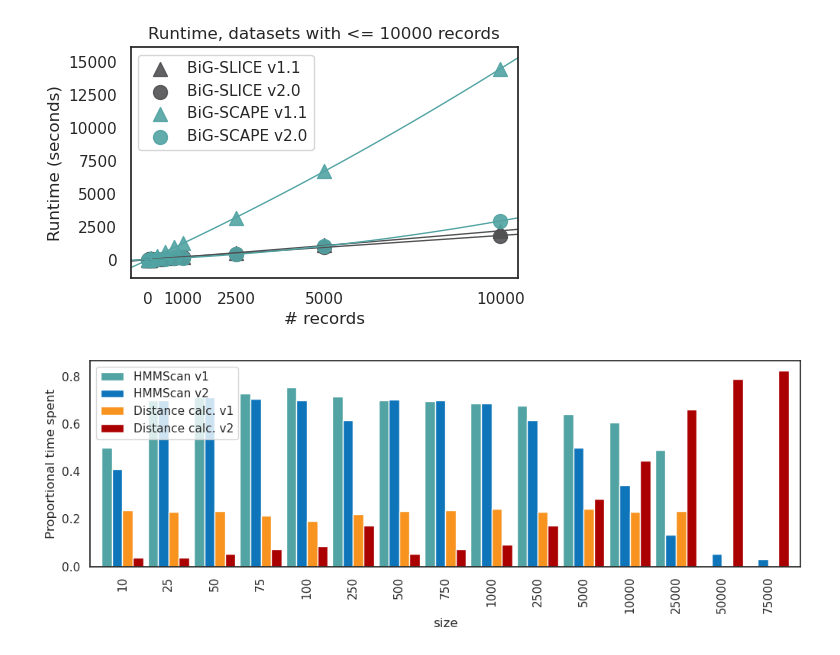
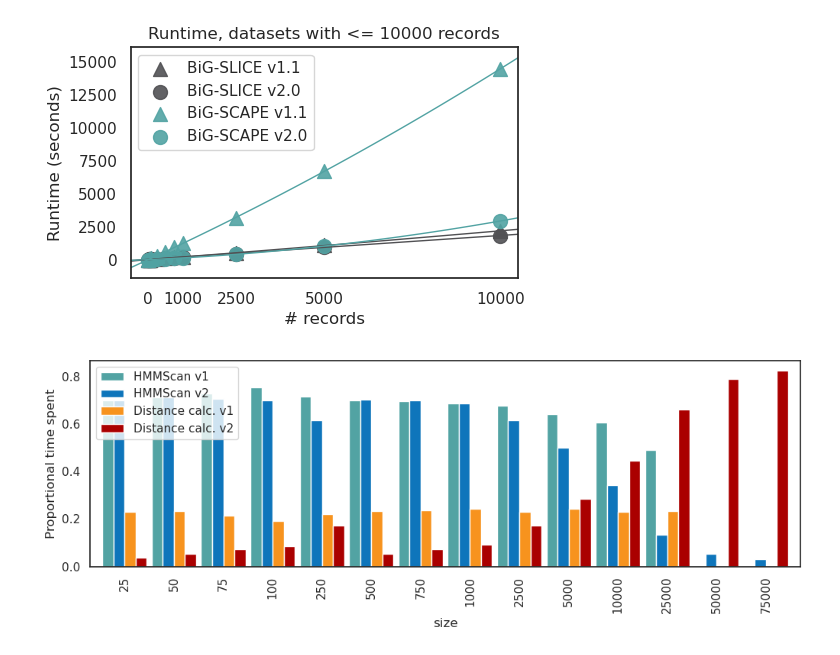
Before and after one commit to adraismawur/bigscape-v2-notebooks, a Jupyter notebook: runtimes.ipynb, the cells around one changed output. Saved outputs shown, nothing was run; the diff lists cells and outputs as text; code cells hidden in the pictures.

Commit message:
remove size=10 point in prop runtime fig

```diff
--- a/runtimes.ipynb
+++ b/runtimes.ipynb
@@ -339,24 +339,29 @@ fig.savefig("Figure_3_a_records_vs_runtime_subplot.svg", pad_inches=0.5, bbox_in
 # %%
 
 fig, ax = plt.subplots(1, 1, figsize=(12, 3.5))
 
 prop_time_colors = [
     # COLORS["bigslice_grey"],
     COLORS["bigscape_blue"],
     COLORS["dark_blue"],
     COLORS["orange_i_found_on_bigscape_image"],
     COLORS["antismash_red"],
 ]
 
+# remove point at size=10. This timepoint suffered from a low resolution in runtime statistics since v1 rounds
+# to the nearest seconds. See methods
+bigscape_v1_prop_abs = bigscape_v1_prop_abs.drop(10)
+bigscape_v2_prop_abs = bigscape_v2_prop_abs.drop(10)
+
 bs_1_2_all = pd.concat([bigscape_v1_prop_abs["hmm_scan_prop"]+bigscape_v1_prop_abs["hmm_align_prop"],
                         bigscape_v2_prop_abs["hmm_scan_prop"]+bigscape_v2_prop_abs["hmm_align_prop"],
                         bigscape_v1_prop_abs["distance_calc_prop"],
                         bigscape_v2_prop_abs["distance_calc_prop"]], axis=1)
 bs_1_2_all.columns = ["hmm v1", "hmm v2", "dist_calc v1", "dist_calc v2"]
 bs_1_2_all.plot(kind="bar", ax=ax, color=prop_time_colors, width=0.9)
 ax.set_ylabel("Proportional time spent")
 ax.legend(loc="upper left", labels=['HMMScan v1', 'HMMScan v2', 'Distance calc. v1', 'Distance calc. v2'])
 
-plt.savefig("Figure_3_b_prop_runtimes.svg")
+plt.savefig("Figure_2_b_prop_runtimes.svg")
 # %% [output]
-[figure, old version]
+[figure, new version]
```
Also changed, not shown: parts of 2 cells of this notebook.
